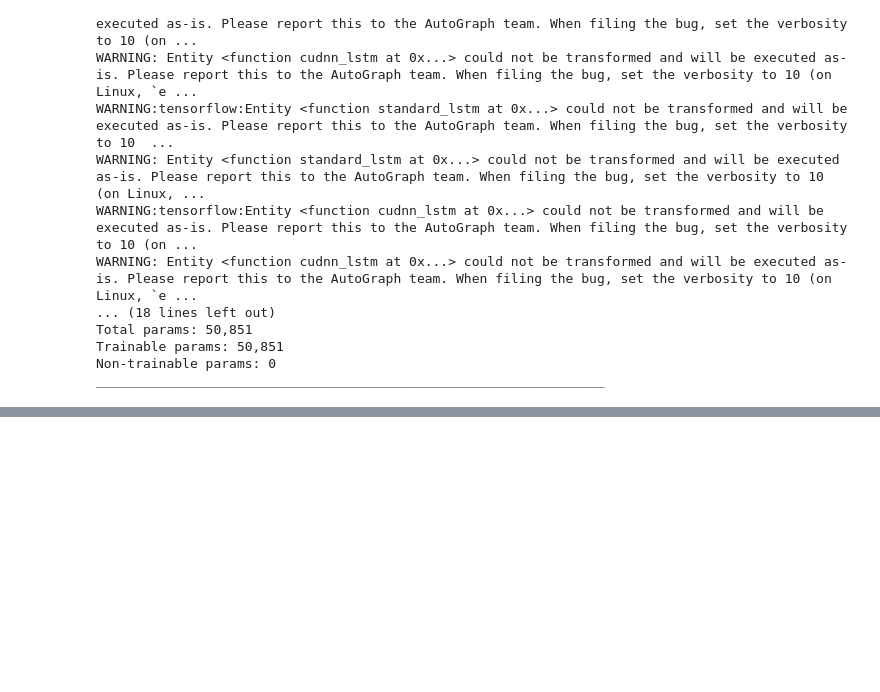
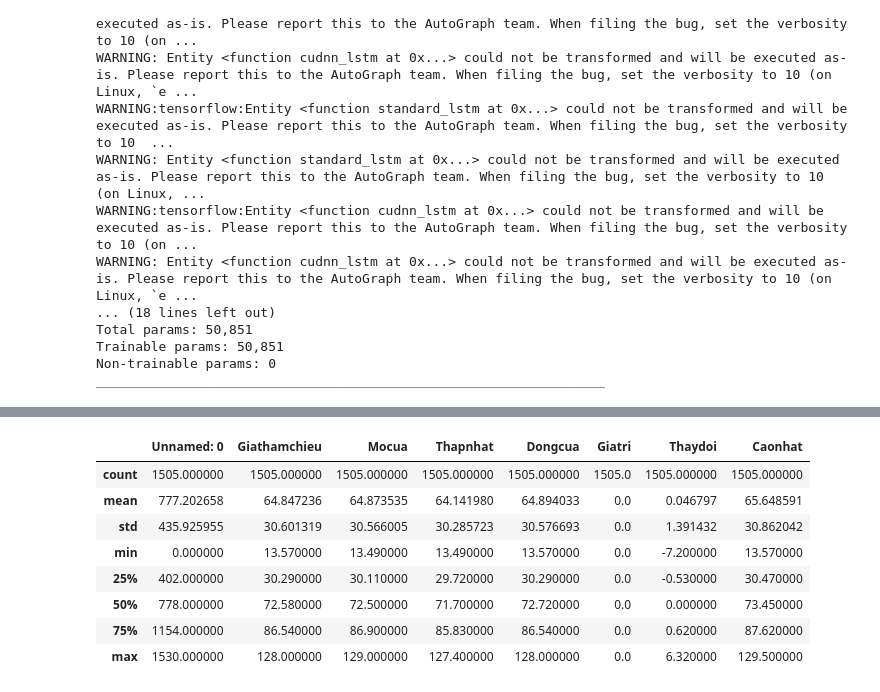
Before and after one commit to hiepvg1999/StockDataPrediction, a Jupyter notebook: PredictStockPrice.ipynb, the cells around one changed output, grey strips where cells are left out. Cells and saved outputs as stored; diff of their text form; code cells hidden in the pictures; blank space fills up the shorter version.

```diff
--- a/PredictStockPrice.ipynb
+++ b/PredictStockPrice.ipynb
@@ -193,0 +206,12 @@ Stock price 30/04/2020 of MWG :  61.243984
+# %%
+data.describe()
+# %% [output]
+|  | Unnamed: 0 | Giathamchieu | Mocua | Thapnhat | Dongcua | Giatri | Thaydoi | Caonhat |
+| count | 1505.000000 | 1505.000000 | 1505.000000 | 1505.000000 | 1505.000000 | 1505.0 | 1505.000000 | 1505.000000 |
+| mean | 777.202658 | 64.847236 | 64.873535 | 64.141980 | 64.894033 | 0.0 | 0.046797 | 65.648591 |
+| std | 435.925955 | 30.601319 | 30.566005 | 30.285723 | 30.576693 | 0.0 | 1.391432 | 30.862042 |
+| min | 0.000000 | 13.570000 | 13.490000 | 13.490000 | 13.570000 | 0.0 | -7.200000 | 13.570000 |
+| 25% | 402.000000 | 30.290000 | 30.110000 | 29.720000 | 30.290000 | 0.0 | -0.530000 | 30.470000 |
+| 50% | 778.000000 | 72.580000 | 72.500000 | 71.700000 | 72.720000 | 0.0 | 0.000000 | 73.450000 |
+| 75% | 1154.000000 | 86.540000 | 86.900000 | 85.830000 | 86.540000 | 0.0 | 0.620000 | 87.620000 |
+| max | 1530.000000 | 128.000000 | 129.000000 | 127.400000 | 128.000000 | 0.0 | 6.320000 | 129.500000 |
```
Also changed, not shown: parts of 13 cells of this notebook, 3 other files.
